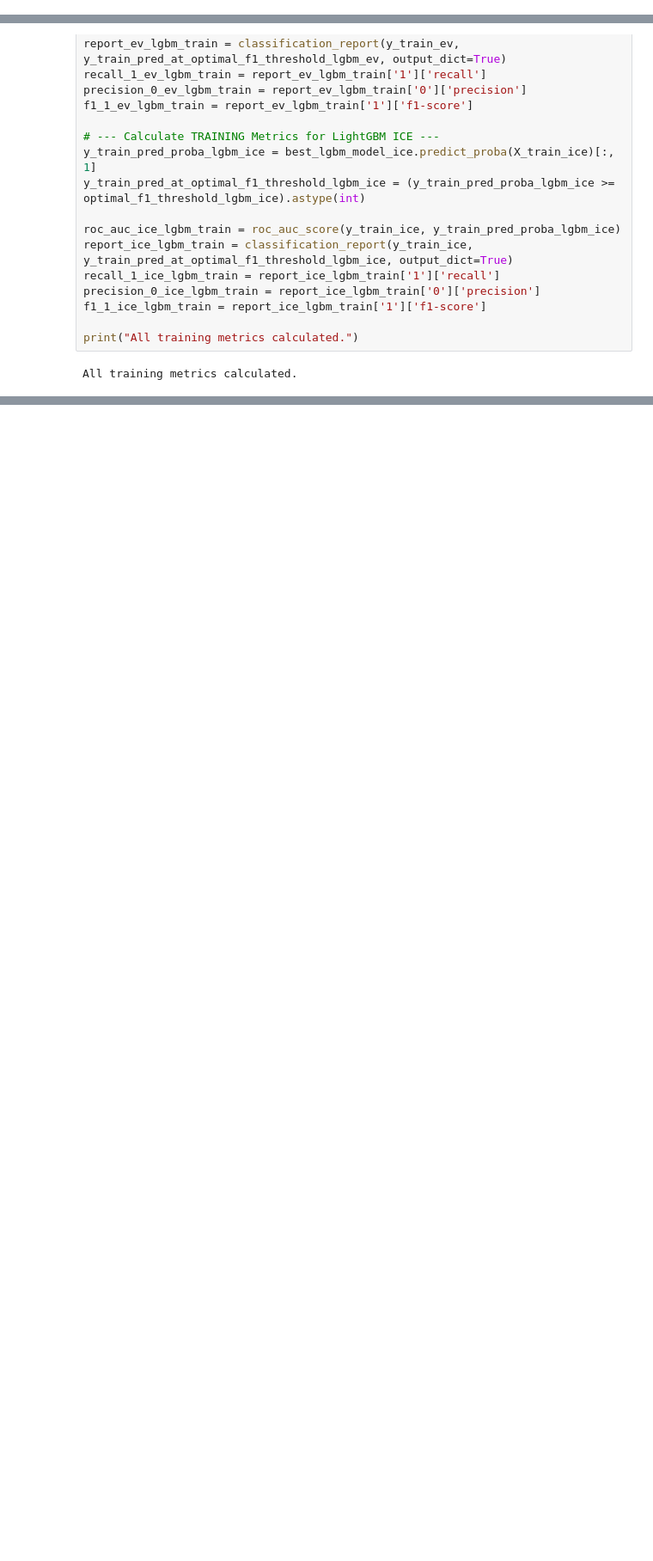
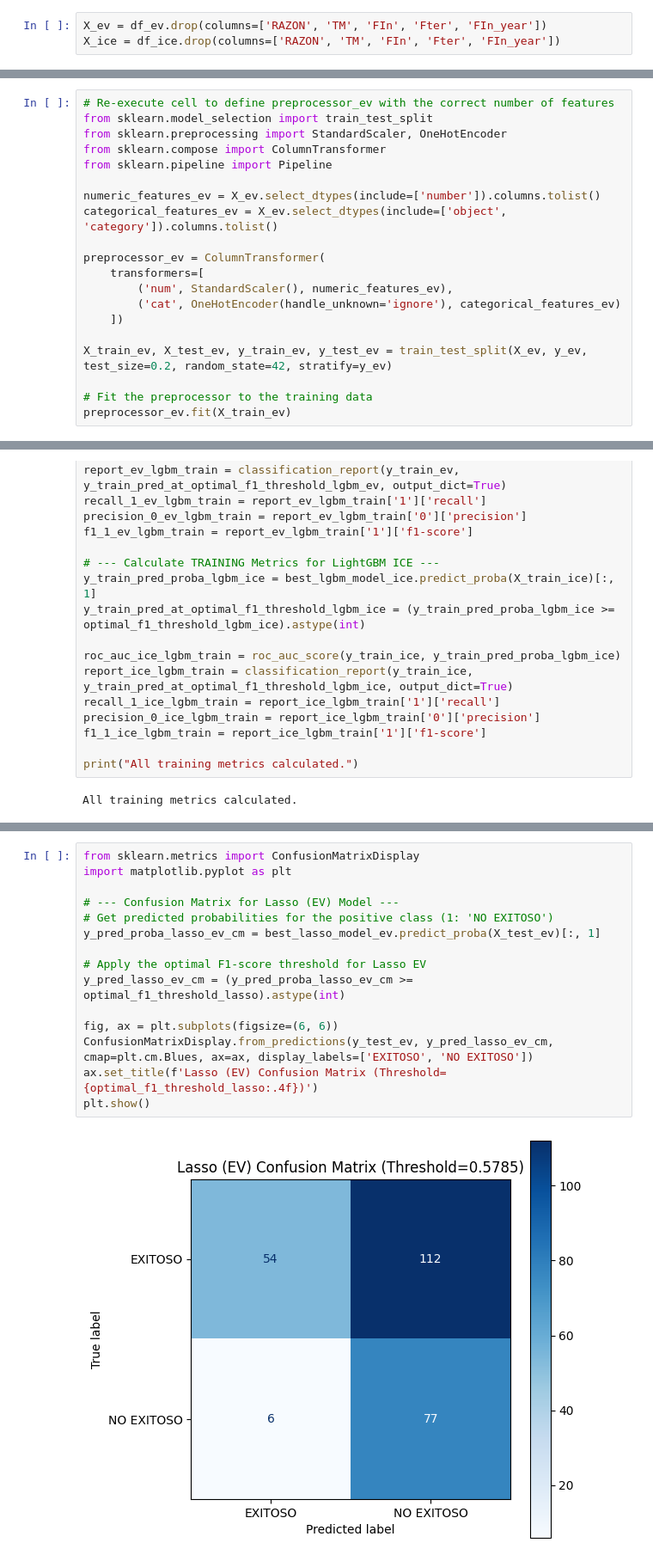
Before and after one commit to Andrea-125478/MCD, a Jupyter notebook: Reentrenamiento sin HEV.ipynb, the cells around one changed output, grey strips where cells are left out. Shown at 86% size. Saved outputs shown, nothing was run; the diff lists cells and outputs as text; blank space fills up the shorter version.

```diff
--- a/Reentrenamiento sin HEV.ipynb
+++ b/Reentrenamiento sin HEV.ipynb
@@ -1431,3 +1440,6 @@ RAZON
 0    220
 1     71
 Name: count, dtype: int64
+# %%
+X_ev = df_ev.drop(columns=['RAZON', 'TM', 'FIn', 'Fter', 'FIn_year'])
+X_ice = df_ice.drop(columns=['RAZON', 'TM', 'FIn', 'Fter', 'FIn_year'])
@@ -1433,0 +1480,20 @@ Name: count, dtype: int64
+# %%
+# Re-execute cell to define preprocessor_ev with the correct number of features
+from sklearn.model_selection import train_test_split
+from sklearn.preprocessing import StandardScaler, OneHotEncoder
+from sklearn.compose import ColumnTransformer
+from sklearn.pipeline import Pipeline
+
+numeric_features_ev = X_ev.select_dtypes(include=['number']).columns.tolist()
+categorical_features_ev = X_ev.select_dtypes(include=['object', 'category']).columns.tolist()
+
+preprocessor_ev = ColumnTransformer(
+    transformers=[
+        ('num', StandardScaler(), numeric_features_ev),
+        ('cat', OneHotEncoder(handle_unknown='ignore'), categorical_features_ev)
+    ])
+
+X_train_ev, X_test_ev, y_train_ev, y_test_ev = train_test_split(X_ev, y_ev, test_size=0.2, random_state=42, stratify=y_ev)
+
+# Fit the preprocessor to the training data
+preprocessor_ev.fit(X_train_ev)
@@ -3346,0 +3461,17 @@ Next, we can create a simple function to load these models and make predictions
+# %%
+from sklearn.metrics import ConfusionMatrixDisplay
+import matplotlib.pyplot as plt
+
+# --- Confusion Matrix for Lasso (EV) Model ---
+# Get predicted probabilities for the positive class (1: 'NO EXITOSO')
+y_pred_proba_lasso_ev_cm = best_lasso_model_ev.predict_proba(X_test_ev)[:, 1]
+
+# Apply the optimal F1-score threshold for Lasso EV
+y_pred_lasso_ev_cm = (y_pred_proba_lasso_ev_cm >= optimal_f1_threshold_lasso).astype(int)
+
+fig, ax = plt.subplots(figsize=(6, 6))
+ConfusionMatrixDisplay.from_predictions(y_test_ev, y_pred_lasso_ev_cm, cmap=plt.cm.Blues, ax=ax, display_labels=['EXITOSO', 'NO EXITOSO'])
+ax.set_title(f'Lasso (EV) Confusion Matrix (Threshold={optimal_f1_threshold_lasso:.4f})')
+plt.show()
+# %% [output]
+[figure, added]
```
Also changed, not shown: parts of 84 cells of this notebook.
